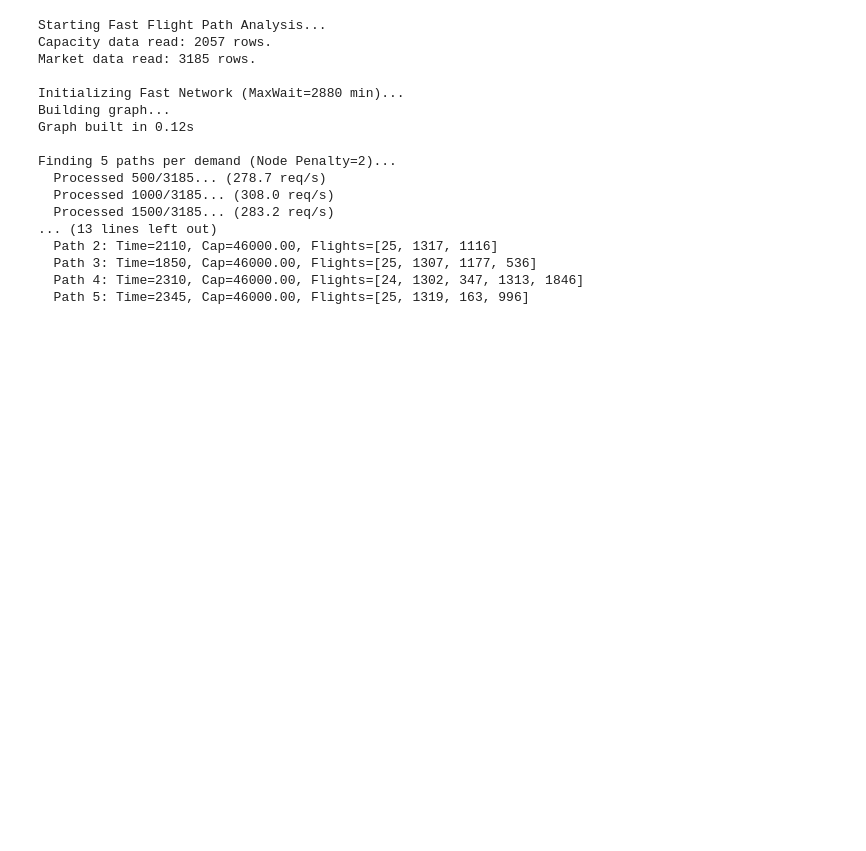
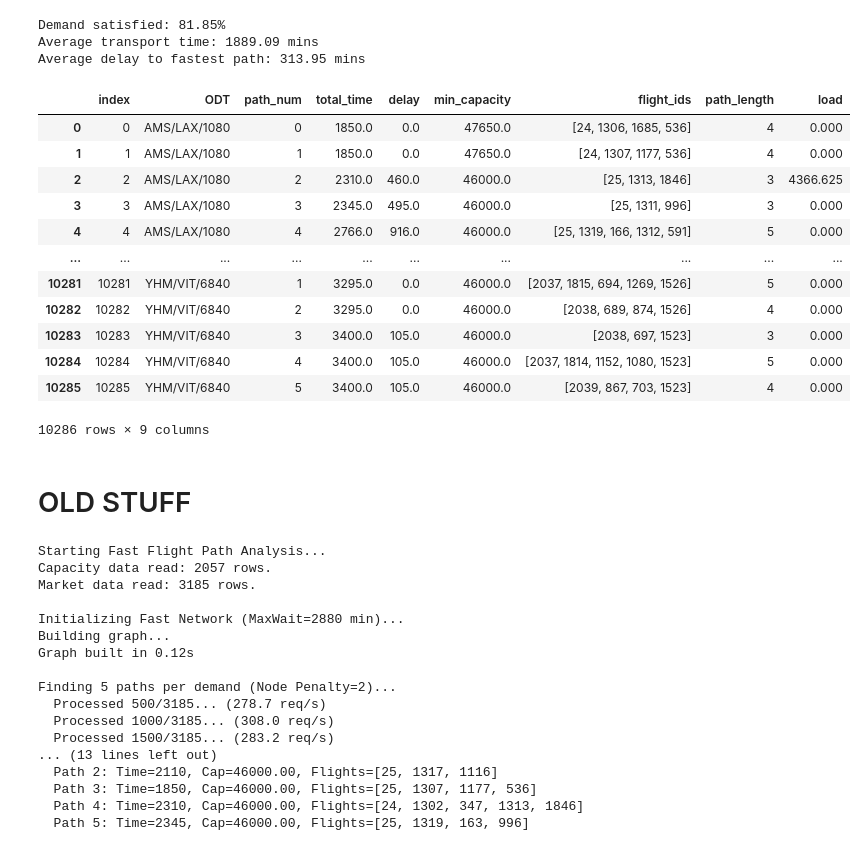
Before and after one commit to MaksiuMilcarz/MAX_flow_-_paths, a Jupyter notebook: What_If.ipynb, the cells around one changed output. Drawn from its saved outputs; the diff is of its cells as text; code cells hidden in the pictures; blank space fills up the shorter version.

```diff
--- a/What_If.ipynb
+++ b/What_If.ipynb
@@ -171,6 +111,13 @@ class TunedFastNetwork:
                         if wait <= self.max_wait_mins: self._add_edge(('S', odt), (origin_data['ids'][i], 'd'), wait)
                         else: break
         print(f"Graph built in {timer.time() - start_time:.2f}s")
+
+        # count number of edges between source, flights and sinks separately
+        num_edges = sum(len(edges) for edges in self.graph.values())
+        print(f"Graph has {len(self.graph)} nodes and {num_edges} edges.")
+        # print number of edhes by edge type
+
+
 
 
     def _a_star(self, start_node, end_node, node_penalties=None, flight_penalties=None):
@@ -243,7 +190,7 @@ class TunedFastNetwork:
         start_run_time = timer.time()
 
         for i, (odt_id, demand) in enumerate(self.demand_details.items()):
-            if (i + 1) % 500 == 0:
+            if (i + 1) % 1000 == 0:
                 elapsed = timer.time() - start_run_time; rate = (i+1)/elapsed if elapsed > 0 else 0
                 print(f"  Processed {i+1}/{total_demands}... ({rate:.1f} req/s)")
 
@@ -294,7 +241,6 @@ class TunedFastNetwork:
         return all_results
 
 # --- Main Execution Logic ---
-print("Starting Tuned Fast Flight Path Analysis...")
 # 1. Read Data
 schedule_data = read_capacity(CAPACITY_FILE, airport_substitutions)
 demand_data = read_market(MARKET_FILE, airport_substitutions)
@@ -349,0 +331,11 @@ Finding 5 paths (NodePen=1.2, FlightPen=2.0)...
+# %%
+# calculate how many out of demand ODT are present in the paths
+paths_df['ODT'] = paths_df['ODT'].astype(str)
+demand_data['ODT'] = demand_data['ODT'].astype(str)
+demand_odts = set(demand_data['ODT'].unique())
+paths_odts = set(paths_df['ODT'].unique())
+missing_odts = demand_odts - paths_odts
+missing_odts_count = len(missing_odts)
+missing_odts_count
+
+# 2,197 - odt in paths - 988 missing
@@ -350 +506,37 @@ Finding 5 paths (NodePen=1.2, FlightPen=2.0)...
+# %%
+# estimate total goods transported
+total_goods = sum(p_vars[i].X for i in range(n_vars))
+print(f"Demand satisfied: {total_goods/sum(odt_to_demand.values()):.2%}")
+# average transport time weighted by load on the path
+avg_transport_time = sum(p_vars[i].X * paths_df['total_time'][i] for i in range(n_vars)) / total_goods
+print(f"Average transport time: {avg_transport_time:.2f} mins")
+# average difference to fastest path
+avg_delay = sum(p_vars[i].X * paths_df['delay'][i] for i in range(n_vars)) / total_goods
+print(f"Average delay to fastest path: {avg_delay:.2f} mins")
+
+
+# add p_vars to paths_df as load on each path
+paths_df['load'] = 0.0
+for i in range(n_vars):
+    paths_df.loc[i, 'load'] = p_vars[i].X
+paths_df
+# %% [output]
+Demand satisfied: 81.85%
+Average transport time: 1889.09 mins
+Average delay to fastest path: 313.95 mins
+|  | index | ODT | path_num | total_time | delay | min_capacity | flight_ids | path_length | load |
+| 0 | 0 | AMS/LAX/1080 | 0 | 1850.0 | 0.0 | 47650.0 | [24, 1306, 1685, 536] | 4 | 0.000 |
+| 1 | 1 | AMS/LAX/1080 | 1 | 1850.0 | 0.0 | 47650.0 | [24, 1307, 1177, 536] | 4 | 0.000 |
+| 2 | 2 | AMS/LAX/1080 | 2 | 2310.0 | 460.0 | 46000.0 | [25, 1313, 1846] | 3 | 4366.625 |
+| 3 | 3 | AMS/LAX/1080 | 3 | 2345.0 | 495.0 | 46000.0 | [25, 1311, 996] | 3 | 0.000 |
+| 4 | 4 | AMS/LAX/1080 | 4 | 2766.0 | 916.0 | 46000.0 | [25, 1319, 166, 1312, 591] | 5 | 0.000 |
+| ... | ... | ... | ... | ... | ... | ... | ... | ... | ... |
+| 10281 | 10281 | YHM/VIT/6840 | 1 | 3295.0 | 0.0 | 46000.0 | [2037, 1815, 694, 1269, 1526] | 5 | 0.000 |
+| 10282 | 10282 | YHM/VIT/6840 | 2 | 3295.0 | 0.0 | 46000.0 | [2038, 689, 874, 1526] | 4 | 0.000 |
+| 10283 | 10283 | YHM/VIT/6840 | 3 | 3400.0 | 105.0 | 46000.0 | [2038, 697, 1523] | 3 | 0.000 |
+| 10284 | 10284 | YHM/VIT/6840 | 4 | 3400.0 | 105.0 | 46000.0 | [2037, 1814, 1152, 1080, 1523] | 5 | 0.000 |
+| 10285 | 10285 | YHM/VIT/6840 | 5 | 3400.0 | 105.0 | 46000.0 | [2039, 867, 703, 1523] | 4 | 0.000 |
+10286 rows × 9 columns
+# %% [markdown]
+# OLD STUFF
 # %%
```
Also changed, not shown: parts of 15 cells of this notebook, 1 other file.
